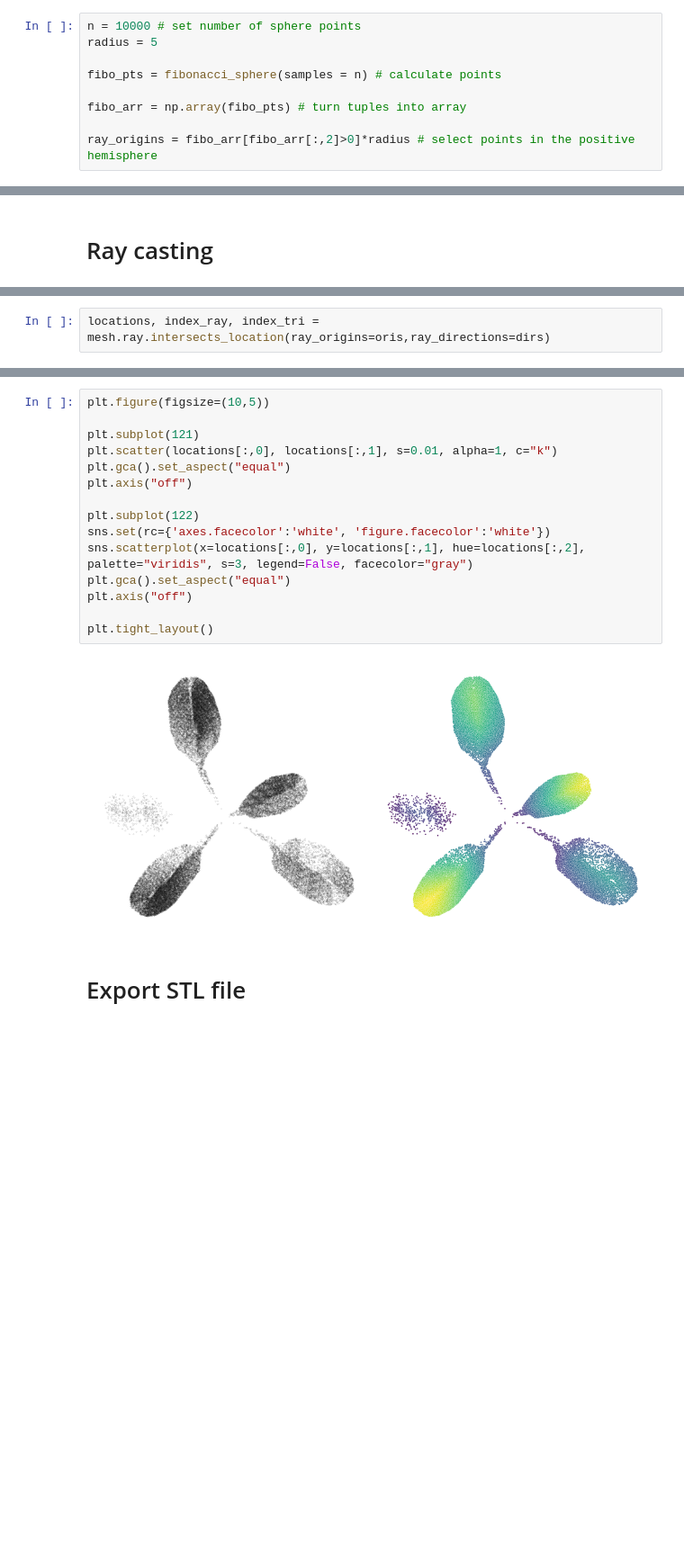
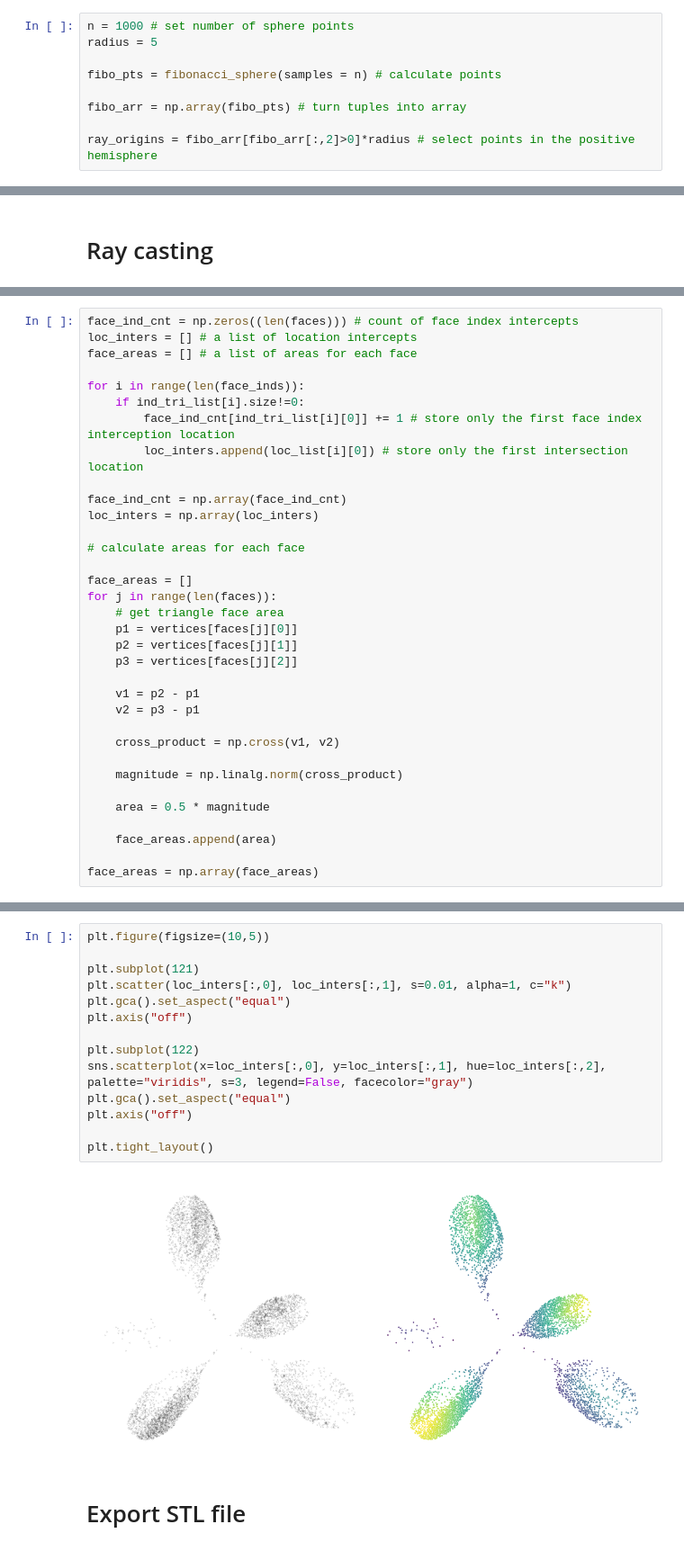
Before and after one commit to DanChitwood/arabidopsis_triangulation_test, a Jupyter notebook: Arabidopsis_delauney.ipynb, the cells around one changed output, grey strips where cells are left out. Shown at 90% size. Cells and saved outputs as stored; diff of their text form; blank space fills up the shorter version.

```diff
--- a/Arabidopsis_delauney.ipynb
+++ b/Arabidopsis_delauney.ipynb
@@ -454,7 +455,7 @@ def fibonacci_sphere(samples=1000):
 
     return points
 # %%
-n = 10000 # set number of sphere points
+n = 1000 # set number of sphere points
 radius = 5
 
 fibo_pts = fibonacci_sphere(samples = n) # calculate points
@@ -488,2 +494,0 @@ dirs = np.array(dirs)
-# %%
-locations, index_ray, index_tri = mesh.ray.intersects_location(ray_origins=oris,ray_directions=dirs)
@@ -495,0 +532,34 @@ There are 11557688 rays and 41938 interceptions
+# %%
+face_ind_cnt = np.zeros((len(faces))) # count of face index intercepts
+loc_inters = [] # a list of location intercepts
+face_areas = [] # a list of areas for each face
+
+for i in range(len(face_inds)):
+    if ind_tri_list[i].size!=0:
+        face_ind_cnt[ind_tri_list[i][0]] += 1 # store only the first face index interception location
+        loc_inters.append(loc_list[i][0]) # store only the first intersection location
+
+face_ind_cnt = np.array(face_ind_cnt)
+loc_inters = np.array(loc_inters)
+
+# calculate areas for each face
+
+face_areas = []
+for j in range(len(faces)):
+    # get triangle face area
+    p1 = vertices[faces[j][0]]
+    p2 = vertices[faces[j][1]]
+    p3 = vertices[faces[j][2]]
+
+    v1 = p2 - p1
+    v2 = p3 - p1
+
+    cross_product = np.cross(v1, v2)
+
+    magnitude = np.linalg.norm(cross_product)
+
+    area = 0.5 * magnitude
+
+    face_areas.append(area)
+
+face_areas = np.array(face_areas)
@@ -496,20 +612,19 @@ There are 11557688 rays and 41938 interceptions
 # %%
 plt.figure(figsize=(10,5))
 
 plt.subplot(121)
-plt.scatter(locations[:,0], locations[:,1], s=0.01, alpha=1, c="k")
+plt.scatter(loc_inters[:,0], loc_inters[:,1], s=0.01, alpha=1, c="k")
 plt.gca().set_aspect("equal")
 plt.axis("off")
 
 plt.subplot(122)
-sns.set(rc={'axes.facecolor':'white', 'figure.facecolor':'white'})
-sns.scatterplot(x=locations[:,0], y=locations[:,1], hue=locations[:,2], palette="viridis", s=3, legend=False, facecolor="gray")
+sns.scatterplot(x=loc_inters[:,0], y=loc_inters[:,1], hue=loc_inters[:,2], palette="viridis", s=3, legend=False, facecolor="gray")
 plt.gca().set_aspect("equal")
 plt.axis("off")
 
 plt.tight_layout()
 # %% [output]
-[figure, old version]
+[figure, new version]
 # %% [markdown]
 # Export STL file
 # %%
```
Also changed, not shown: parts of 14 cells of this notebook.
